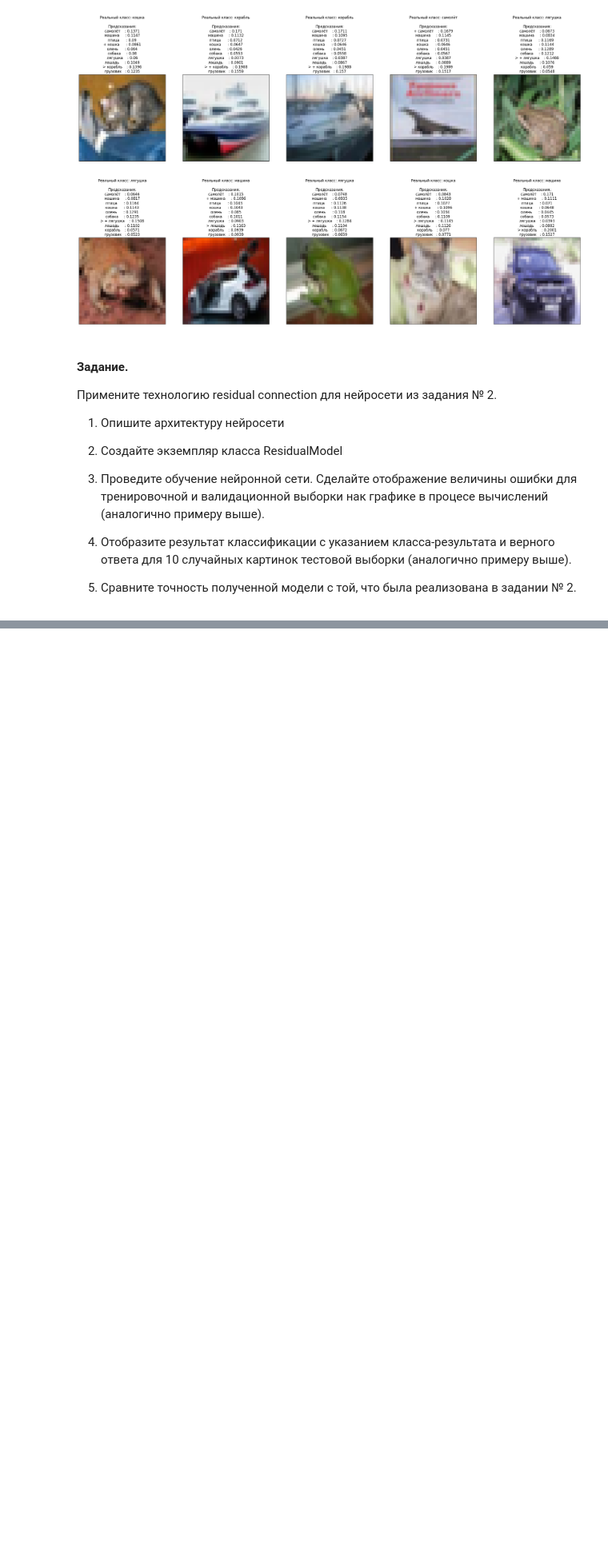
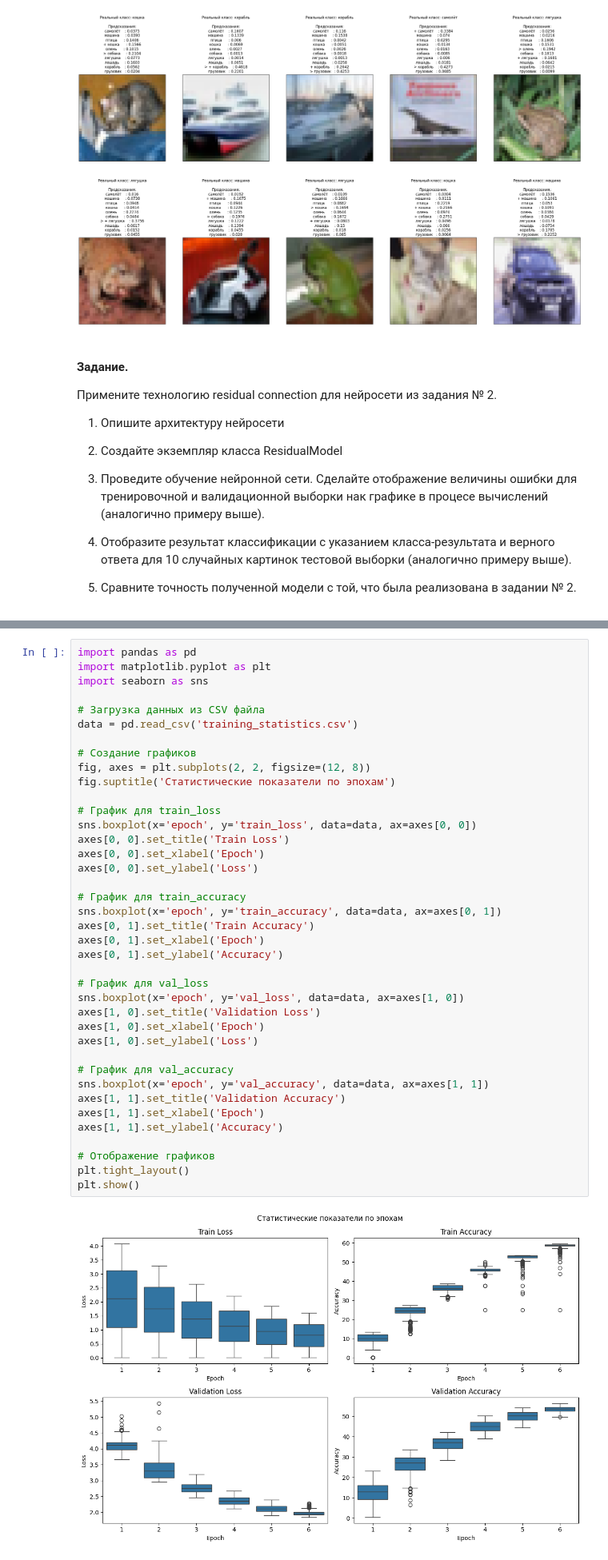
Before and after one commit to Leousov/computer_vision, a Jupyter notebook: Практика 3/Задание_3_Residual_Connection.ipynb, the cells around one changed output, grey strips where cells are left out. Shown at 80% size. Cells and saved outputs as stored; diff of their text form; blank space fills up the shorter version.

```diff
--- a/Практика 3/Задание_3_Residual_Connection.ipynb
+++ b/Практика 3/Задание_3_Residual_Connection.ipynb
@@ -675,0 +1094,41 @@ show_results(model)
+# %%
+import pandas as pd
+import matplotlib.pyplot as plt
+import seaborn as sns
+
+# Загрузка данных из CSV файла
+data = pd.read_csv('training_statistics.csv')
+
+# Создание графиков
+fig, axes = plt.subplots(2, 2, figsize=(12, 8))
+fig.suptitle('Статистические показатели по эпохам')
+
+# График для train_loss
+sns.boxplot(x='epoch', y='train_loss', data=data, ax=axes[0, 0])
+axes[0, 0].set_title('Train Loss')
+axes[0, 0].set_xlabel('Epoch')
+axes[0, 0].set_ylabel('Loss')
+
+# График для train_accuracy
+sns.boxplot(x='epoch', y='train_accuracy', data=data, ax=axes[0, 1])
+axes[0, 1].set_title('Train Accuracy')
+axes[0, 1].set_xlabel('Epoch')
+axes[0, 1].set_ylabel('Accuracy')
+
+# График для val_loss
+sns.boxplot(x='epoch', y='val_loss', data=data, ax=axes[1, 0])
+axes[1, 0].set_title('Validation Loss')
+axes[1, 0].set_xlabel('Epoch')
+axes[1, 0].set_ylabel('Loss')
+
+# График для val_accuracy
+sns.boxplot(x='epoch', y='val_accuracy', data=data, ax=axes[1, 1])
+axes[1, 1].set_title('Validation Accuracy')
+axes[1, 1].set_xlabel('Epoch')
+axes[1, 1].set_ylabel('Accuracy')
+
+# Отображение графиков
+plt.tight_layout()
+plt.show()
+# %% [output]
+[figure, added]
```
Also changed, not shown: parts of 23 cells of this notebook, 5 other files.
